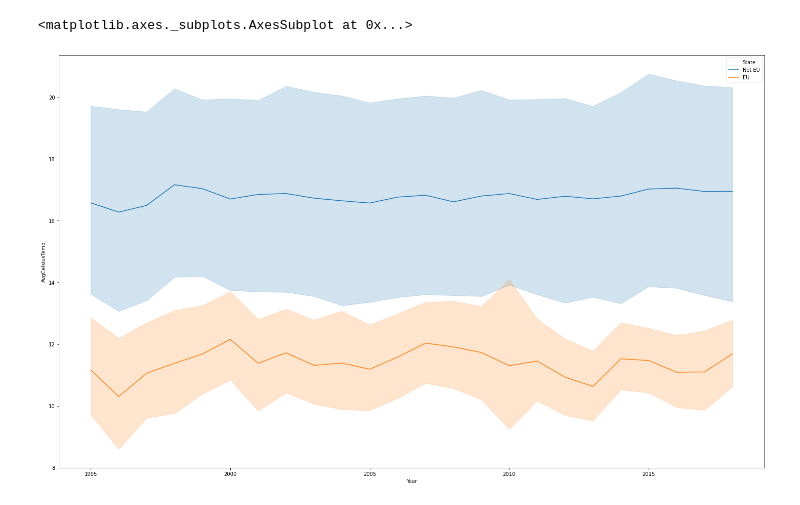
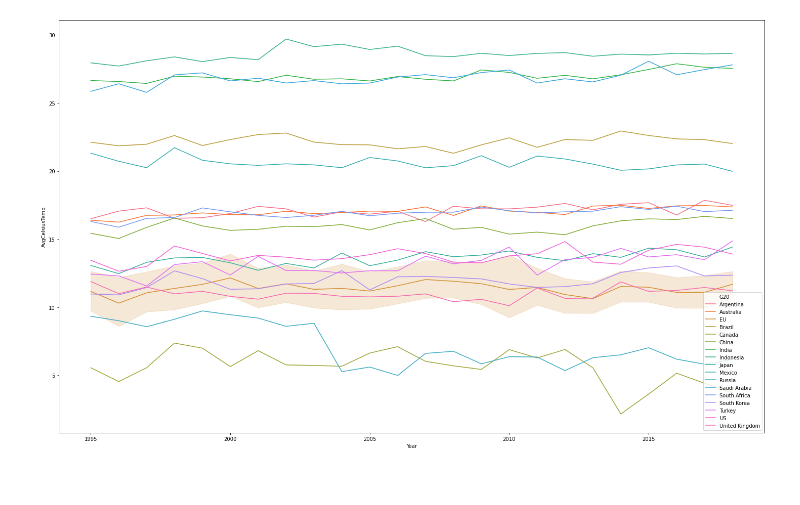
Before and after one commit to chrisvinhston/Statistically_Significant_Insights, a Jupyter notebook: data_viz.ipynb, the cells around one changed output. Drawn from its saved outputs; the diff is of its cells as text; code cells hidden in the pictures.

```diff
--- a/data_viz.ipynb
+++ b/data_viz.ipynb
@@ -21,0 +25,8 @@ Name: State, dtype: int64
+# %%
+for i in df.State:
+    for j in df.Country:
+        if i=='EU':
+            df['G20']=i
+        else:
+            df['G20']=j
+df
@@ -22,4 +35,8 @@ Name: State, dtype: int64
+# %%
+ue = ['Austria','Belgium','Bulgaria','Croatia','Cyprus','Czech Republic','Denmark','Finland',
+                    'France','Germany','Greece','Hungary','Ireland','Italy','Latvia','The Netherlands',
+                    'Poland','Portugal','Romania','Slovakia','Spain','Sweden']
 # %%
-df['G20'] = ['EU' if i=='EU'for i in df.State else i in df.Country for i in df.State]
-df
+df['G20'] = ["EU" if i in (ue) else i for i in df.Country]
+df.head()
 # %% [output]
@@ -27,6 +49,6 @@ SyntaxError: invalid syntax (<ipython-input-25-db2dfa33678a>, line 1)
 # %%
 fig=plt.figure(figsize=(25,15))
-sns.lineplot(data=df, x="Year", y="AvgCelsiusTemp",hue='State')
+sns.lineplot(data=df, x="Year", y="AvgCelsiusTemp",hue='G20')
+plt.show()
 # %% [output]
-<matplotlib.axes._subplots.AxesSubplot at 0x...>
-[figure, old version]
+[figure, new version]
```
Also changed, not shown: parts of 5 cells of this notebook, 2 other files.
